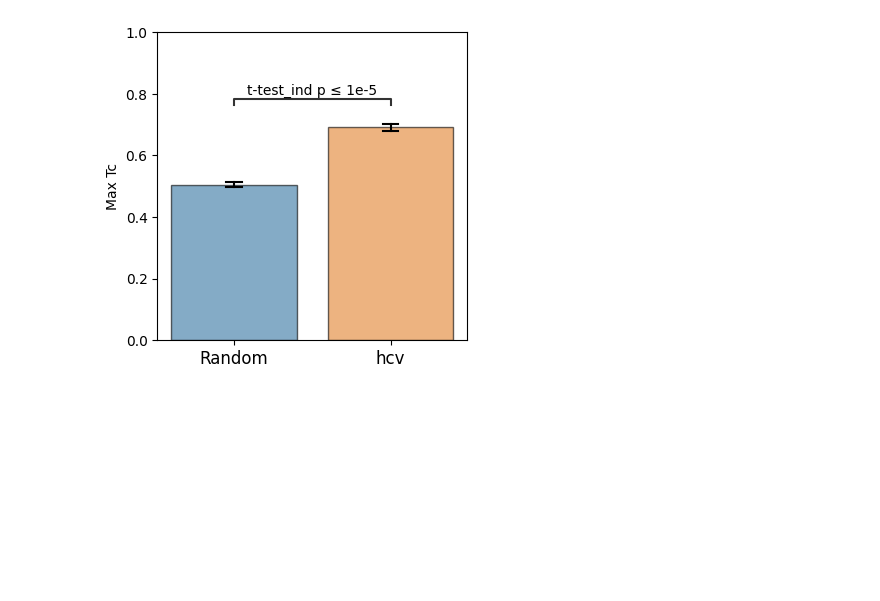
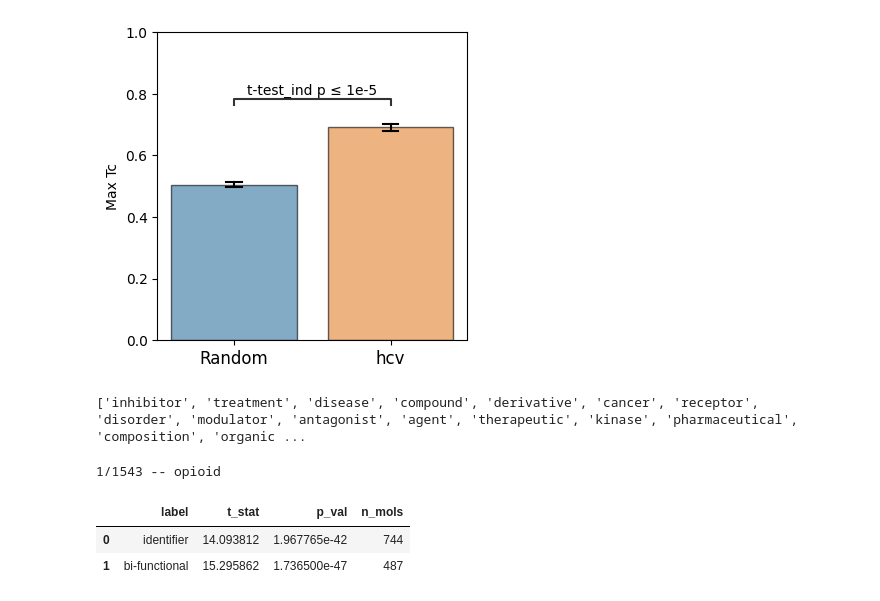
Before and after one commit to kosonocky/CheF, a Jupyter notebook: scripts/visualization/08_primary_label_stats.ipynb, the cells around one changed output. Saved outputs shown, nothing was run; the diff lists cells and outputs as text; code cells hidden in the pictures; blank space fills up the shorter version.

Commit message:
calculate p value for each label

```diff
--- a/scripts/visualization/08_primary_label_stats.ipynb
+++ b/scripts/visualization/08_primary_label_stats.ipynb
@@ -82,3 +83,41 @@ null vs. graph: t-test independent samples, P_val:5.535e-132 t=-2.597e+01
 <Figure size 400x400 with 0 Axes>
 <Figure size 400x400 with 0 Axes>
 [figure]
+# %%
+# load all labels
+with open("../../results/all_labels.txt", "r") as f:
+    all_labels = f.read().splitlines()
+# %% [output]
+['inhibitor', 'treatment', 'disease', 'compound', 'derivative', 'cancer', 'receptor', 'disorder', 'modulator', 'antagonist', 'agent', 'therapeutic', 'kinase', 'pharmaceutical', 'composition', 'organic ...
+# %%
+t_stats = []
+p_vals = []
+n_mols = []
+
+# for term in all_labels[-2:]:
+for count, term in enumerate(["5-ht","opioid"]):
+    print(f"{count}/{len(all_labels)} -- {term}", end="\r")
+    df_term = df_fp[df_fp["summarizations"].map(lambda x: any(term == word for word in x))].reset_index(drop=True)
+    df_rand = df_fp.sample(n=len(df_term), random_state=42).reset_index(drop=True)
+    fp_tanimoto = np.zeros(len(df_term))
+    fp_tanimoto_rand = np.zeros(len(df_term))
+    for i in range(len(df_term)):
+        # calculate the max bulk tanimoto similarity between the query and the other molecules
+        fp_tanimoto[i] = max(DataStructs.BulkTanimotoSimilarity(df_term["fingerprint"].iloc[i], df_term.drop(i, axis=0).reset_index(drop=True)["fingerprint"]))
+        fp_tanimoto_rand[i] = max(DataStructs.BulkTanimotoSimilarity(df_rand["fingerprint"].iloc[i], df_rand.drop(i, axis=0).reset_index(drop=True)["fingerprint"]))
+
+    # compute t test p value
+    t_stat, p_val = stats.ttest_ind(fp_tanimoto, fp_tanimoto_rand)
+    t_stats.append(t_stat)
+    p_vals.append(p_val)
+    n_mols.append(len(df_term))
+# %% [output]
+1/1543 -- opioid
+# %%
+df_p_values = pd.DataFrame({"label": all_labels[-2:], "t_stat": t_stats, "p_val": p_vals, "n_mols": n_mols})
+# %%
+df_p_values.to_csv("primary_label_t_test.csv", index=False)
+# %% [output]
+|  | label | t_stat | p_val | n_mols |
+| 0 | identifier | 14.093812 | 1.967765e-42 | 744 |
+| 1 | bi-functional | 15.295862 | 1.736500e-47 | 487 |
```
Also changed, not shown: parts of 1 cell of this notebook, 1 other file.
